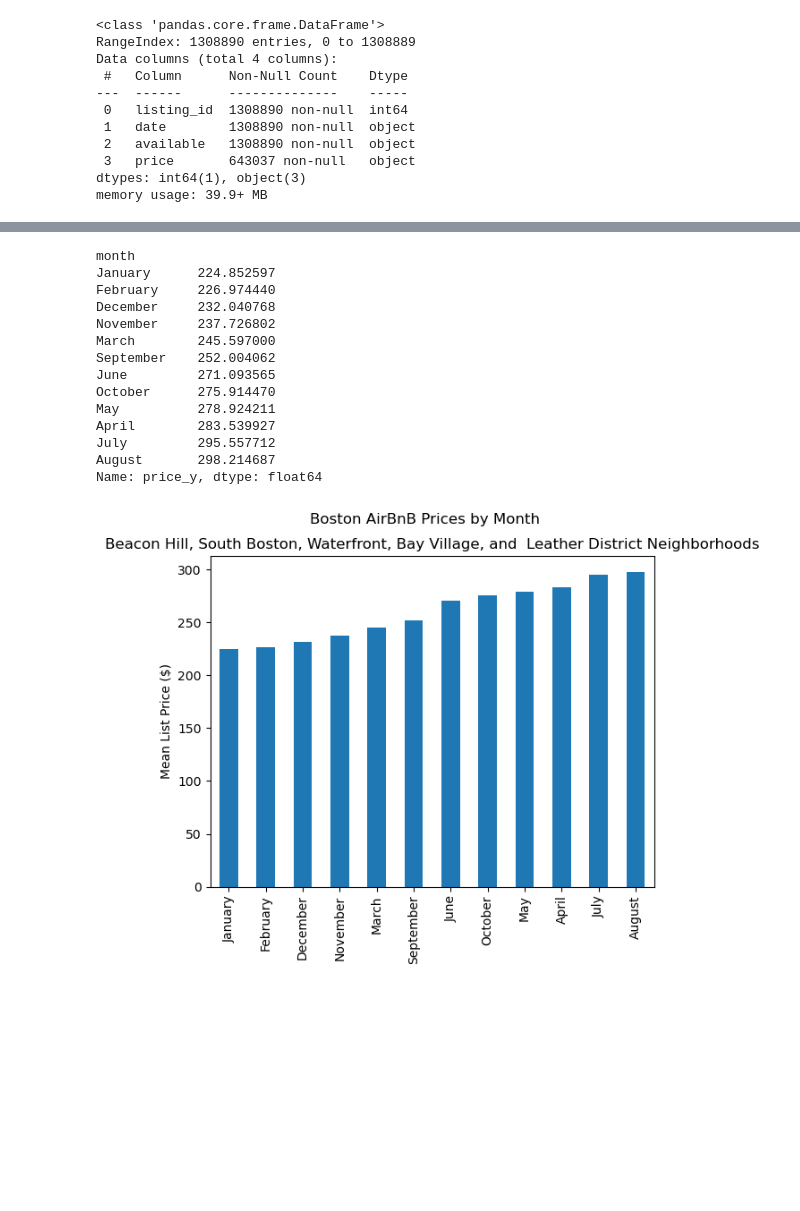
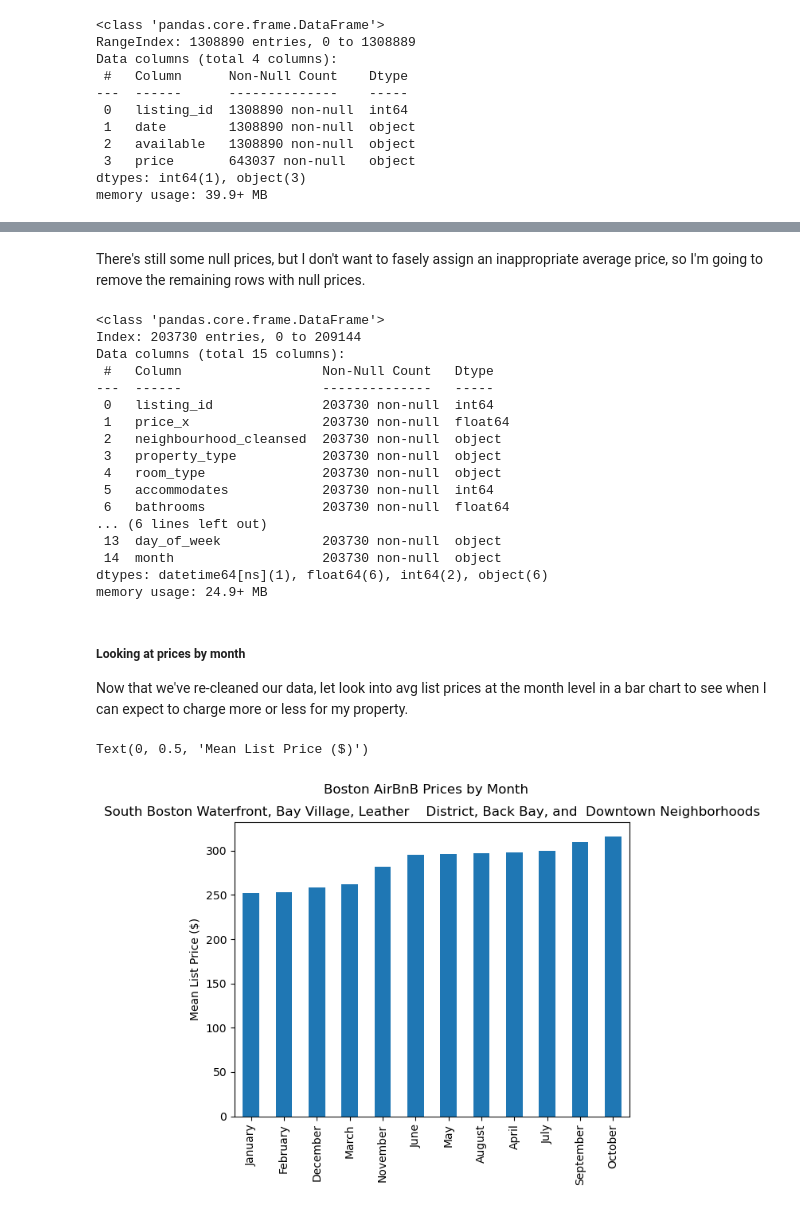
Before and after one commit to datacaity/Udacity-Project-1, a Jupyter notebook: Project1.ipynb, the cells around one changed output, grey strips where cells are left out. Cells and saved outputs as stored; diff of their text form; code cells hidden in the pictures; blank space fills up the shorter version.

```diff
--- a/Project1.ipynb
+++ b/Project1.ipynb
@@ -319,7 +502,8 @@ memory usage: 31.0+ KB
 # %%
-#merging my neighborhood listings with calendar listing data
-#luckily I cleaned some of this data early on, so I don't need to change much
-bh_cal = pd.merge(my_propty, cal_dat, how = 'left', on='listing_id')
+# merging my neighborhood listings with calendar listing data
+# luckily I cleaned some of this data early on,
+# so I don't need to change much
+bh_cal = pd.merge(nbhd_dat, cal_dat, how='left', on='listing_id')
 bh_cal.head()
 bh_cal.info()
 # %% [output]
@@ -342,0 +529,7 @@ memory usage: 8.1+ MB
+# %%
+# Initial null prices being imputed with means
+# grouped based on most property features available
+bh_cal['price_y'] = bh_cal['price_y'].fillna(bh_cal.groupby(
+    ['neighbourhood_cleansed','property_type', 'room_type', 'accommodates',
+    'bathrooms', 'bedrooms', 'month', 'day_of_week'])['price_y'].transform('mean'))
+bh_cal.info()
@@ -342,0 +556,6 @@ memory usage: 8.1+ MB
+# %%
+# imputing based on a smaller subset of property features
+bh_cal['price_y'] = bh_cal['price_y'].fillna(bh_cal.groupby(
+    ['neighbourhood_cleansed','property_type',
+    'bedrooms', 'month'])['price_y'].transform('mean'))
+bh_cal.info()
@@ -343,25 +580,41 @@ memory usage: 8.1+ MB
+# %% [markdown]
+There's still some null prices, but I don't want to fasely assign an inappropriate average price, so I'm going to remove the remaining rows with null prices.
+# %%
+# removing remaining null prices
+bh_cal = bh_cal.dropna()
+bh_cal.info()
+# %% [output]
+<class 'pandas.core.frame.DataFrame'>
+Index: 203730 entries, 0 to 209144
+Data columns (total 15 columns):
+ #   Column                  Non-Null Count   Dtype
+---  ------                  --------------   -----
+ 0   listing_id              203730 non-null  int64
+ 1   price_x                 203730 non-null  float64
+ 2   neighbourhood_cleansed  203730 non-null  object
+ 3   property_type           203730 non-null  object
+ 4   room_type               203730 non-null  object
+ 5   accommodates            203730 non-null  int64
+ 6   bathrooms               203730 non-null  float64
+... (6 lines left out)
+ 13  day_of_week             203730 non-null  object
+ 14  month                   203730 non-null  object
+dtypes: datetime64[ns](1), float64(6), int64(2), object(6)
+memory usage: 24.9+ MB
+# %% [markdown]
+##### Looking at prices by month
+Now that we've re-cleaned our data, let look into avg list prices at the month level in a bar chart to see when I can expect to charge more or less for my property.
 # %%
-#Let's plot out the average price by month
-bh_month = bh_cal.groupby(bh_cal['month'])['price_y'].mean().sort_values()
-bh_month.plot(kind ='bar')
+# Let's plot out the average price by month
+bh_month = bh_cal.groupby(
+    bh_cal['month'])['price_y'].mean().sort_values()
+bh_month.plot(kind='bar')
 
 plt.suptitle('Boston AirBnB Prices by Month')
-plt.title('Beacon Hill, South Boston, Waterfront, Bay Village, and  Leather District Neighborhoods')
+plt.title('South Boston Waterfront, Bay Village, Leather\
+    District, Back Bay, and  Downtown Neighborhoods')
 plt.xlabel('')
 plt.ylabel('Mean List Price ($)')
 # %% [output]
-month
-January      224.852597
-February     226.974440
-December     232.040768
-November     237.726802
-March        245.597000
-September    252.004062
-June         271.093565
-October      275.914470
-May          278.924211
-April        283.539927
-July         295.557712
-August       298.214687
-Name: price_y, dtype: float64
+Text(0, 0.5, 'Mean List Price ($)')
-[figure, old version]
+[figure, new version]
```
Also changed, not shown: parts of 57 cells of this notebook, 9 other files.
